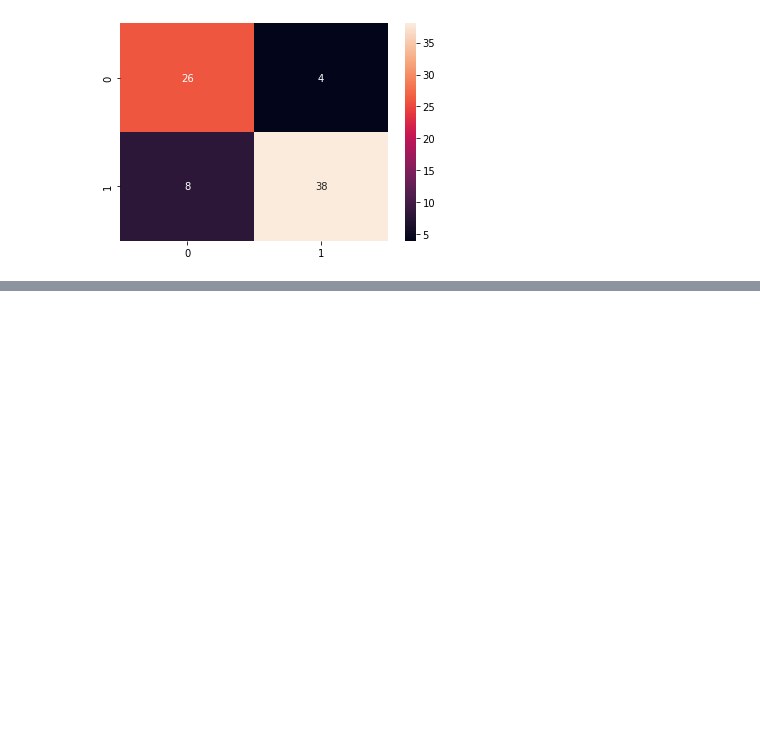
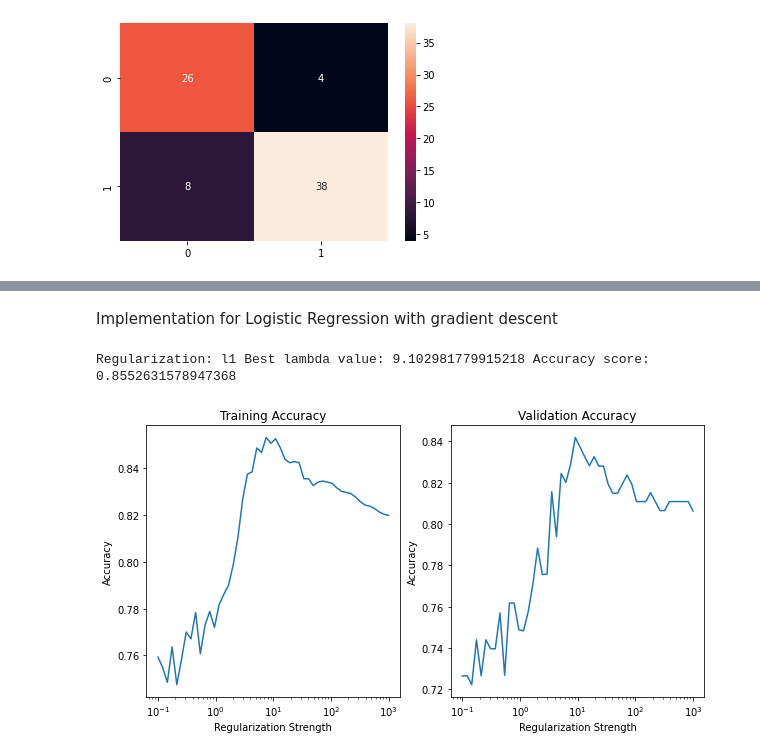
Before and after one commit to adil-ammar/Heart-Disease-Prediction, a Jupyter notebook: src/HDP_Logistic_Regression.ipynb, the cells around one changed output, grey strips where cells are left out. Drawn from its saved outputs; the diff is of its cells as text; code cells hidden in the pictures; blank space fills up the shorter version.

```diff
--- a/src/HDP_Logistic_Regression.ipynb
+++ b/src/HDP_Logistic_Regression.ipynb
@@ -102,3 +104,40 @@ weighted avg       0.81      0.80      0.80        76
     accuracy                           0.84        76
    macro avg       0.83      0.85      0.84        76
 weighted avg       0.85      0.84      0.84        76
+# %% [markdown]
+Implementation for Logistic Regression with gradient descent
+# %%
+# helper function to add a column of 1s to a matrix
+def addones(X):
+    return np.append(X,np.ones((X.shape[0],1)),axis=1)
+
+# helper function to calculate sigmoid value
+def sigmoid(z):
+    return 1/(1+np.exp(-z))
+
+# Calculate gradient for current iteration
+def calc_gradient(X, Y , lam, inter_weight, penalty_type):
+    weighted_score = np.dot(X, inter_weight)
+    Y_pred = sigmoid(weighted_score)
+
+    if (penalty_type == 'l1'):
+        return (np.dot(X.T, (Y_pred - Y)) - (lam * np.sign(inter_weight)))
+    elif (penalty_type == 'l2'):
+        return (np.dot(X.T, (Y_pred - Y)) - (2 * lam  * inter_weight))
+    else:
+        return np.dot(X.T, (Y_pred - Y))
+
+# function to learn weights via gradient descent using logistic regression
+def learnlr(X, Y, lam=0.0, penalty_type=None, num_iter=100):
+    # Calculate initial weight vector with linear least square solution
+    Y_min_one_plus_one = np.where(Y == 0, -1, 1)
+    X_with_ones = addones(X)
+    init_weight = np.linalg.pinv(X_with_ones.T @ X_with_ones) @ X_with_ones.T @ Y_min_one_plus_one
+    final_w = init_weight
+
+    # Calculate gradient in given iterations using derivative of cross entropy cost
+    for i in range(num_iter):
+        gradient = calc_gradient(X_with_ones, Y, lam, final_w, penalty_type)
+        final_w -= 0.5 * gradient
+
+    return final_w
@@ -104,0 +198,5 @@ weighted avg       0.85      0.84      0.84        76
+# %%
+bestw_l1, best_lam_l1 = run_lr_cross_valid(penalty='l1')
+# %% [output]
+Regularization: l1 Best lambda value: 9.102981779915218 Accuracy score: 0.8552631578947368
+[figure, added]
```
Also changed, not shown: parts of 11 cells of this notebook.
